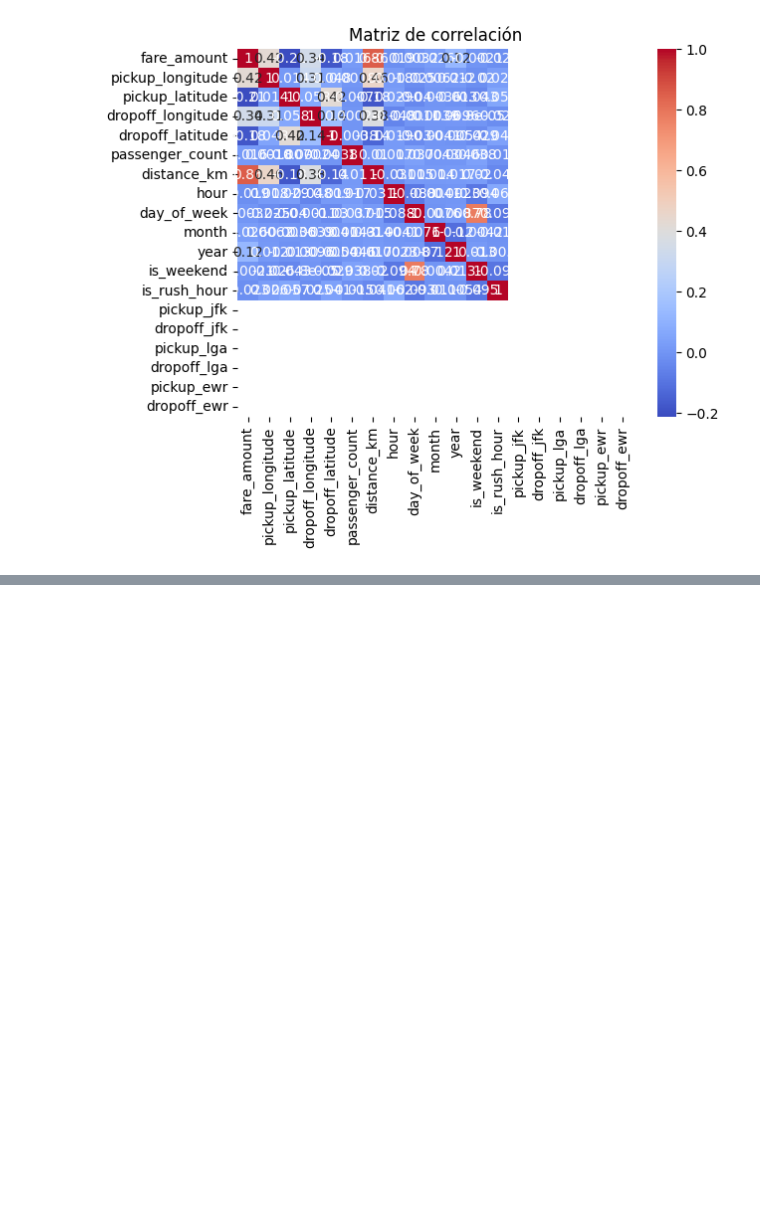
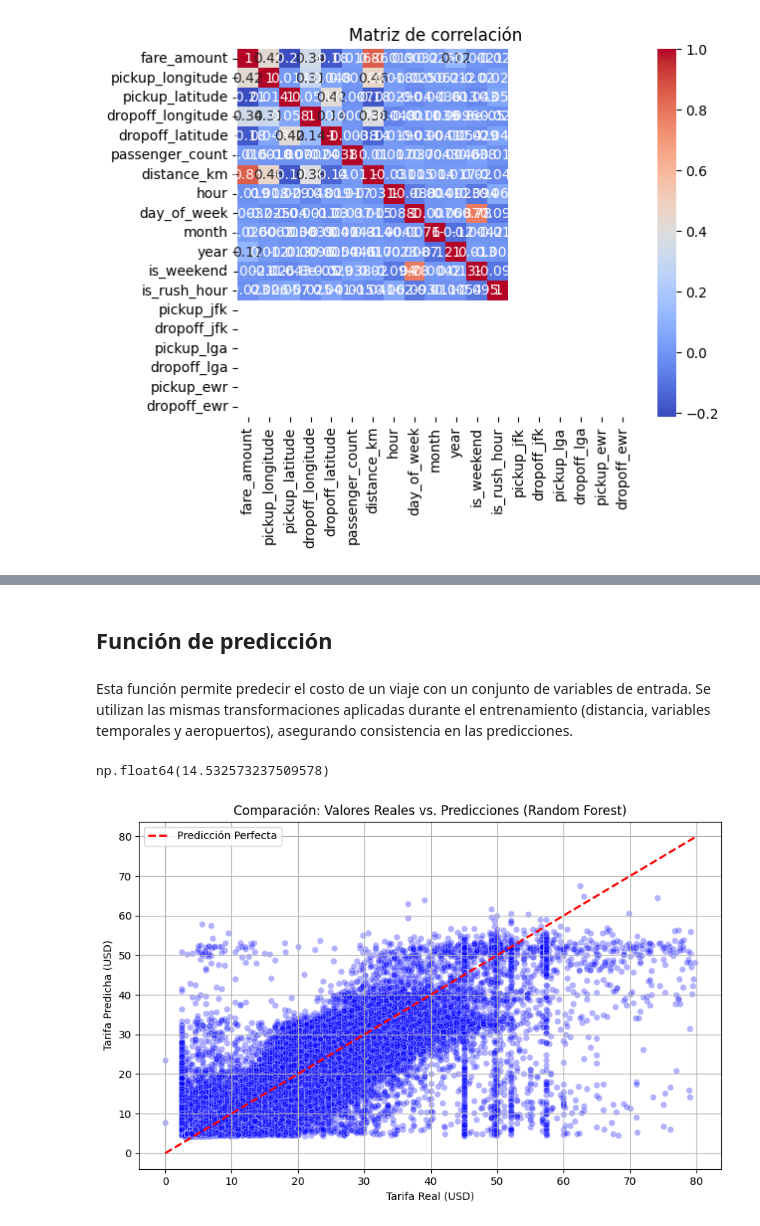
Before and after one commit to ArielaMishaanCohen/Proyecto-1, a Jupyter notebook: proyecto1.ipynb, the cells around one changed output, grey strips where cells are left out. Cells and saved outputs as stored; diff of their text form; code cells hidden in the pictures; blank space fills up the shorter version.

```diff
--- a/proyecto1.ipynb
+++ b/proyecto1.ipynb
@@ -351,0 +516,2 @@ plt.show()
+# %% [markdown]
+## Función de predicción
@@ -351,0 +544,20 @@ plt.show()
+# %% [markdown]
+Esta función permite predecir el costo de un viaje con un conjunto de variables de entrada. Se utilizan las mismas transformaciones aplicadas durante el entrenamiento (distancia, variables temporales y aeropuertos), asegurando consistencia en las predicciones.
+# %%
+predict_fare(40.75, -73.99, 40.78, -73.95, 2, "2015-06-15 08:30:00")
+# %% [output]
+np.float64(14.532573237509578)
+# %%
+plt.figure(figsize=(10, 6))
+sns.scatterplot(x=y_test, y=y_pred_rf, alpha=0.3, color='blue')
+max_val = max(max(y_test), max(y_pred_rf))
+plt.plot([0, max_val], [0, max_val], color='red', linestyle='--', lw=2, label='Predicción Perfecta')
+
+plt.title('Comparación: Valores Reales vs. Predicciones (Random Forest)')
+plt.xlabel('Tarifa Real (USD)')
+plt.ylabel('Tarifa Predicha (USD)')
+plt.legend()
+plt.grid(True)
+plt.show()
+# %% [output]
+[figure, added]
```
Also changed, not shown: parts of 29 cells of this notebook.
